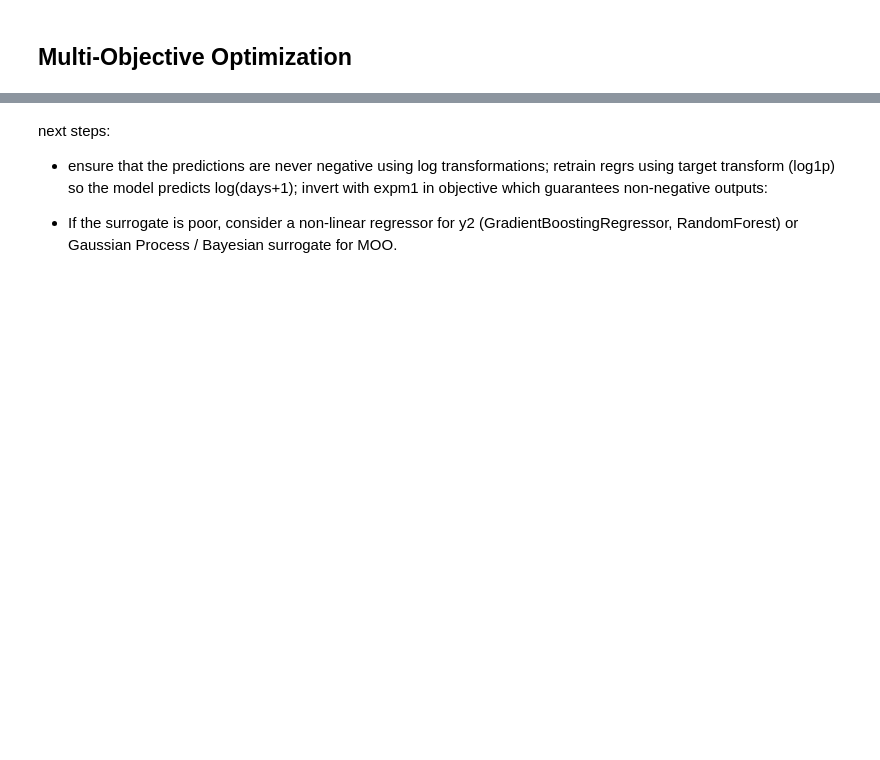
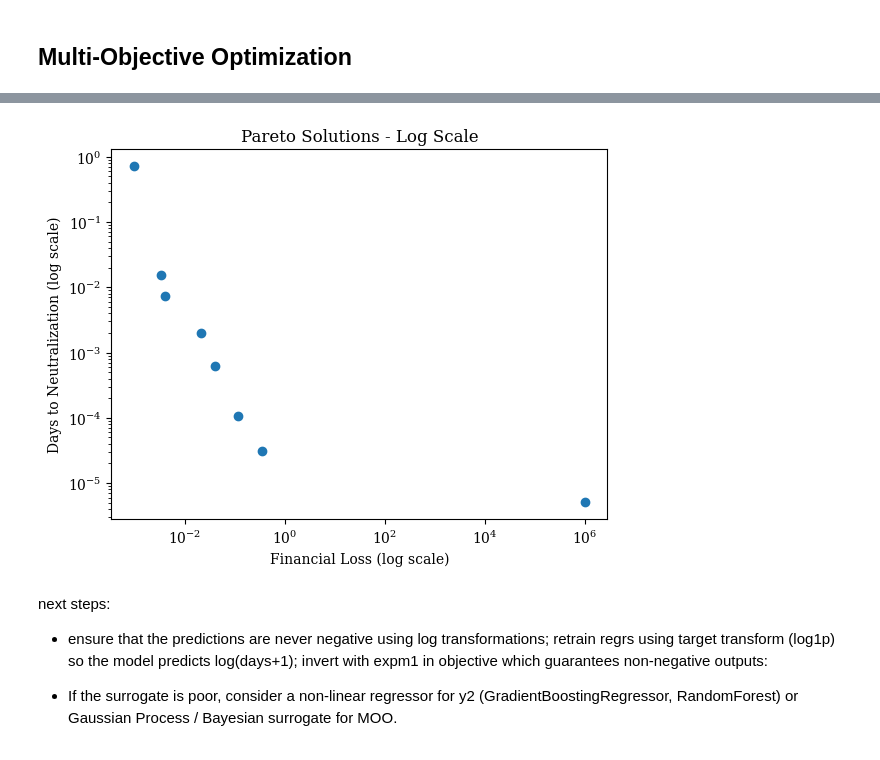
Before and after one commit to kat-song/threat-response-planning, a Jupyter notebook: notebooks/optimization.ipynb, the cells around one changed output, grey strips where cells are left out. Drawn from its saved outputs; the diff is of its cells as text; code cells hidden in the pictures; blank space fills up the shorter version.

```diff
--- a/notebooks/optimization.ipynb
+++ b/notebooks/optimization.ipynb
@@ -277,3 +282,18 @@ Optimal point 2: [0.00227419 1.37465619]
+# %%
+# display pareto solutions on a log scale
+f1 = res.F[:, 0]  # financial loss
+f2 = res.F[:, 1]  # days to neutralization
+
+plt.scatter(f1, f2
+            )
+plt.xscale("log")
+plt.yscale("log")
+plt.xlabel("Financial Loss (log scale)")
+plt.ylabel("Days to Neutralization (log scale)")
+plt.title("Pareto Solutions - Log Scale")
+plt.show()
+# %% [output]
+[figure, added]
 # %% [markdown]
 next steps:
 - ensure that the predictions are never negative using log transformations; retrain regrs using  target transform (log1p) so the model predicts log(days+1); invert with expm1 in objective which guarantees non-negative outputs:
```
Also changed, not shown: parts of 3 cells of this notebook, 3 other files.
